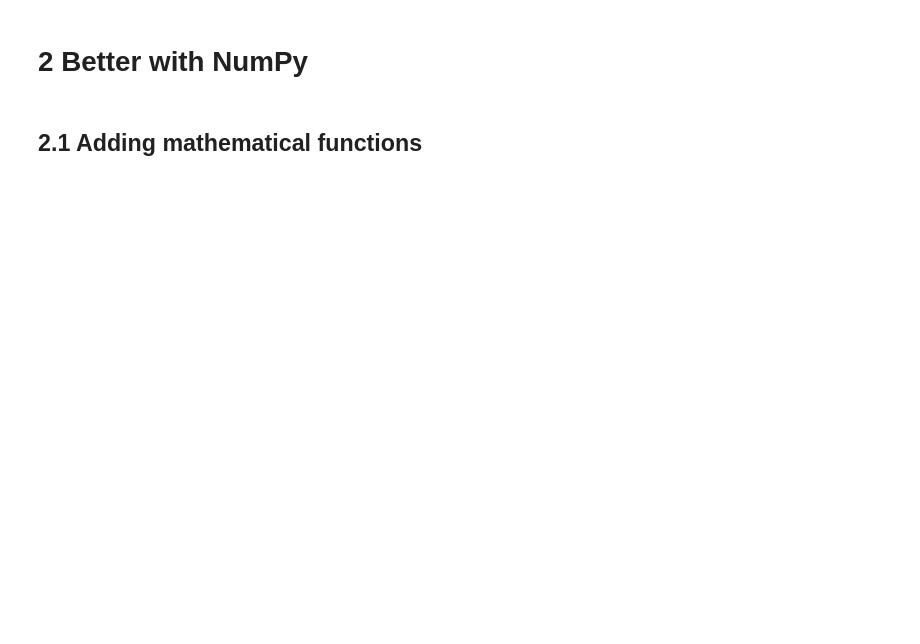
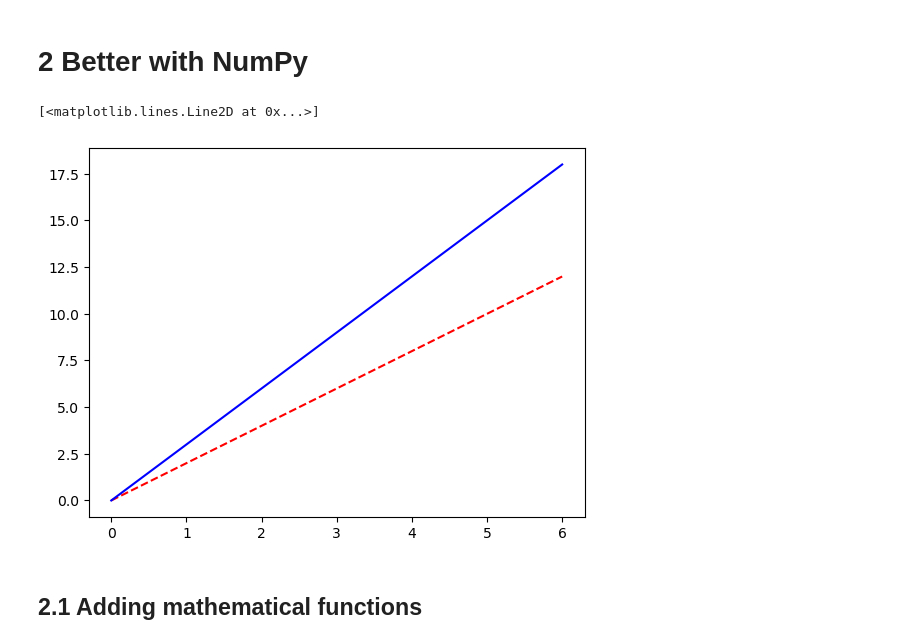
Before and after one commit to SPS-SP2273/learning-portfolio-reneeyeapyewjin, a Jupyter notebook: 7.1_plotting/plotting_(need).ipynb, the cells around one changed output. Cells and saved outputs as stored; diff of their text form; code cells hidden in the pictures; blank space fills up the shorter version.

```diff
--- a/7.1_plotting/plotting_(need).ipynb
+++ b/7.1_plotting/plotting_(need).ipynb
@@ -57,4 +95,20 @@ plot(
 # %% [markdown]
 # 2 Better with NumPy
+# %%
+import numpy as np
+# Some data for plotting
+x = [0, 1, 2, 3, 4, 5, 6]
+y_1 = [0, 2, 4, 6, 8, 10, 12]
+y_2 = [0, 3, 6, 9, 12, 15, 18]
+
+np_x = np.array(x)
+np_y_1 = np.array(y_1)
+np_y_2 = np.array(y_2)
+
+plt.plot(np_x, np_y_1, color='red', linestyle='dashed', label='Y values')
+plt.plot(np_x, np_y_2, color='blue', label='Y2 values')
+# %% [output]
+[<matplotlib.lines.Line2D at 0x...>]
+[figure, added]
 # %% [markdown]
 ## 2.1 Adding mathematical functions
```
Also changed, not shown: parts of 11 cells of this notebook, 3 other files.
